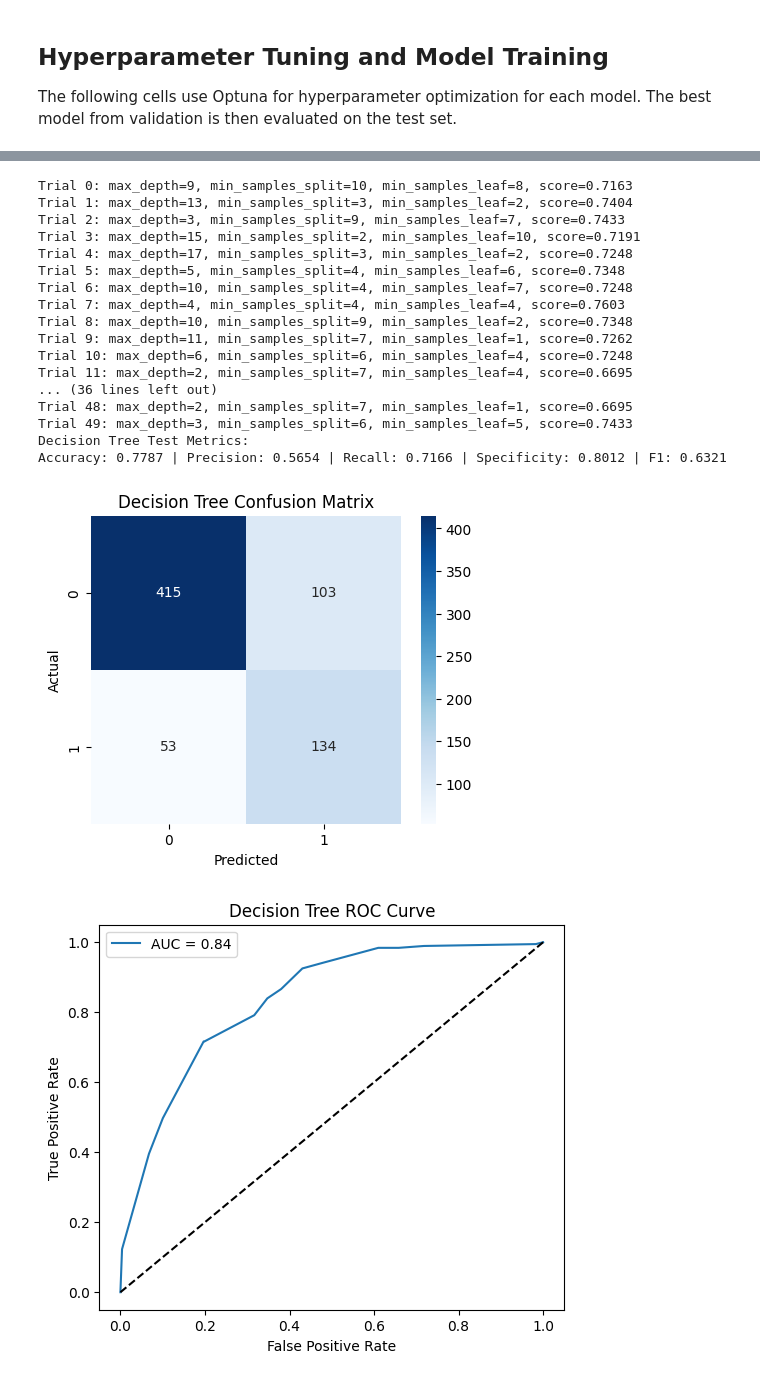
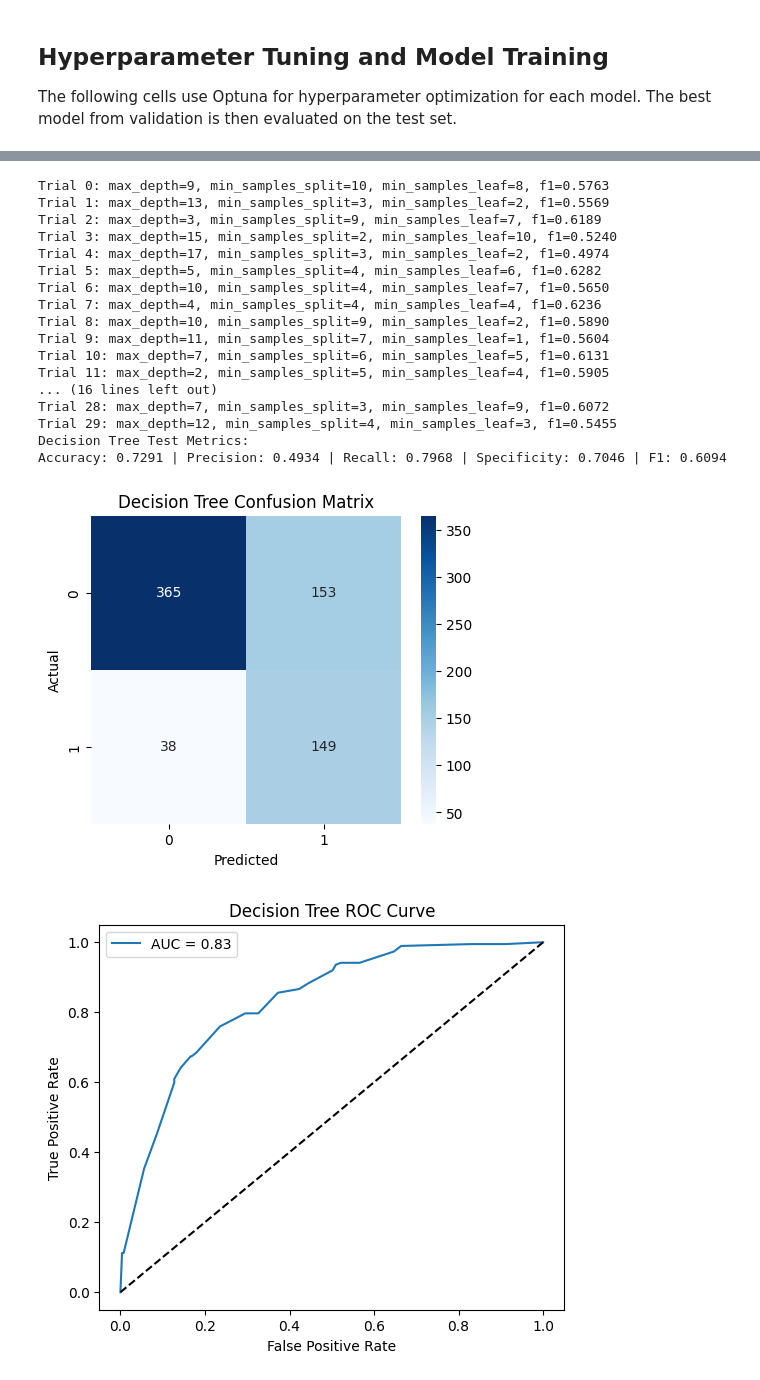
Before and after one commit to shreyaslshah/ecs221, a Jupyter notebook: models-oversampling.ipynb, the cells around one changed output, grey strips where cells are left out. Drawn from its saved outputs; the diff is of its cells as text; code cells hidden in the pictures.

```diff
--- a/models-oversampling.ipynb
+++ b/models-oversampling.ipynb
@@ -514,62 +604,64 @@ def objective_dt(trial):
     )
     clf.fit(X_train_proc, y_train)
     y_pred = clf.predict(X_val_proc)
-    score = accuracy_score(y_val, y_pred)
-    print(f'Trial {trial.number}: max_depth={max_depth}, min_samples_split={min_samples_split}, min_samples_leaf={min_samples_leaf}, score={score:.4f}')
+    score = f1_score(y_val, y_pred, pos_label='Yes', zero_division=0)
+    print(f'Trial {trial.number}: max_depth={max_depth}, min_samples_split={min_samples_split}, min_samples_leaf={min_samples_leaf}, f1={score:.4f}')
     return score
 
 study_dt = optuna.create_study(direction='maximize', sampler=optuna.samplers.TPESampler(seed=SEED))
 study_dt.optimize(objective_dt, n_trials=50)
 
-print(f'\nBest Decision Tree Hyperparameters: {study_dt.best_params}')
-print(f'Best Validation Accuracy: {study_dt.best_value:.4f}\n')
+print('\n=== Decision Tree Best Hyperparameters ===')
+print(f'Best trial: {study_dt.best_trial.number}')
+print(f'Best F1 score: {study_dt.best_value:.4f}')
+print(f'Best params: {study_dt.best_params}')
 
 best_params_dt = study_dt.best_params
 best_dt = DecisionTreeClassifier(**best_params_dt, random_state=SEED)
 best_dt.fit(X_train_proc, y_train)
 y_test_pred_dt = best_dt.predict(X_test_proc)
 y_test_proba_dt = best_dt.predict_proba(X_test_proc)[:, 1]
 
 print('Decision Tree Test Metrics:')
 print_metrics(y_test, y_test_pred_dt, pos_label='Yes')
 
 # Confusion Matrix
 cm = confusion_matrix(y_test, y_test_pred_dt)
 plt.figure(figsize=(5,4))
 sns.heatmap(cm, annot=True, fmt='d', cmap='Blues')
 plt.title('Decision Tree Confusion Matrix')
 plt.xlabel('Predicted')
 plt.ylabel('Actual')
 plt.show()
 
 # ROC Curve and AUC
 fpr, tpr, _ = roc_curve(y_test, y_test_proba_dt, pos_label='Yes')
 auc = roc_auc_score(y_test, y_test_proba_dt)
 plt.figure(figsize=(6,5))
 plt.plot(fpr, tpr, label=f'AUC = {auc:.2f}')
 plt.plot([0,1], [0,1], 'k--')
 plt.xlabel('False Positive Rate')
 plt.ylabel('True Positive Rate')
 plt.title('Decision Tree ROC Curve')
 plt.legend()
 plt.show()
 # %% [output]
-Trial 0: max_depth=9, min_samples_split=10, min_samples_leaf=8, score=0.7163
-Trial 1: max_depth=13, min_samples_split=3, min_samples_leaf=2, score=0.7404
-Trial 2: max_depth=3, min_samples_split=9, min_samples_leaf=7, score=0.7433
-Trial 3: max_depth=15, min_samples_split=2, min_samples_leaf=10, score=0.7191
-Trial 4: max_depth=17, min_samples_split=3, min_samples_leaf=2, score=0.7248
-Trial 5: max_depth=5, min_samples_split=4, min_samples_leaf=6, score=0.7348
-Trial 6: max_depth=10, min_samples_split=4, min_samples_leaf=7, score=0.7248
-Trial 7: max_depth=4, min_samples_split=4, min_samples_leaf=4, score=0.7603
-Trial 8: max_depth=10, min_samples_split=9, min_samples_leaf=2, score=0.7348
-Trial 9: max_depth=11, min_samples_split=7, min_samples_leaf=1, score=0.7262
-Trial 10: max_depth=6, min_samples_split=6, min_samples_leaf=4, score=0.7248
-Trial 11: max_depth=2, min_samples_split=7, min_samples_leaf=4, score=0.6695
-... (36 lines left out)
-Trial 48: max_depth=2, min_samples_split=7, min_samples_leaf=1, score=0.6695
-Trial 49: max_depth=3, min_samples_split=6, min_samples_leaf=5, score=0.7433
+Trial 0: max_depth=9, min_samples_split=10, min_samples_leaf=8, f1=0.5763
+Trial 1: max_depth=13, min_samples_split=3, min_samples_leaf=2, f1=0.5569
+Trial 2: max_depth=3, min_samples_split=9, min_samples_leaf=7, f1=0.6189
+Trial 3: max_depth=15, min_samples_split=2, min_samples_leaf=10, f1=0.5240
+Trial 4: max_depth=17, min_samples_split=3, min_samples_leaf=2, f1=0.4974
+Trial 5: max_depth=5, min_samples_split=4, min_samples_leaf=6, f1=0.6282
+Trial 6: max_depth=10, min_samples_split=4, min_samples_leaf=7, f1=0.5650
+Trial 7: max_depth=4, min_samples_split=4, min_samples_leaf=4, f1=0.6236
+Trial 8: max_depth=10, min_samples_split=9, min_samples_leaf=2, f1=0.5890
+Trial 9: max_depth=11, min_samples_split=7, min_samples_leaf=1, f1=0.5604
+Trial 10: max_depth=7, min_samples_split=6, min_samples_leaf=5, f1=0.6131
+Trial 11: max_depth=2, min_samples_split=5, min_samples_leaf=4, f1=0.5905
+... (16 lines left out)
+Trial 28: max_depth=7, min_samples_split=3, min_samples_leaf=9, f1=0.6072
+Trial 29: max_depth=12, min_samples_split=4, min_samples_leaf=3, f1=0.5455
 Decision Tree Test Metrics:
-Accuracy: 0.7787 | Precision: 0.5654 | Recall: 0.7166 | Specificity: 0.8012 | F1: 0.6321
+Accuracy: 0.7291 | Precision: 0.4934 | Recall: 0.7968 | Specificity: 0.7046 | F1: 0.6094
-[figure, old version]
+[figure, new version]
-[figure, old version]
+[figure, new version]
```
Also changed, not shown: parts of 11 cells of this notebook, 5 other files.
